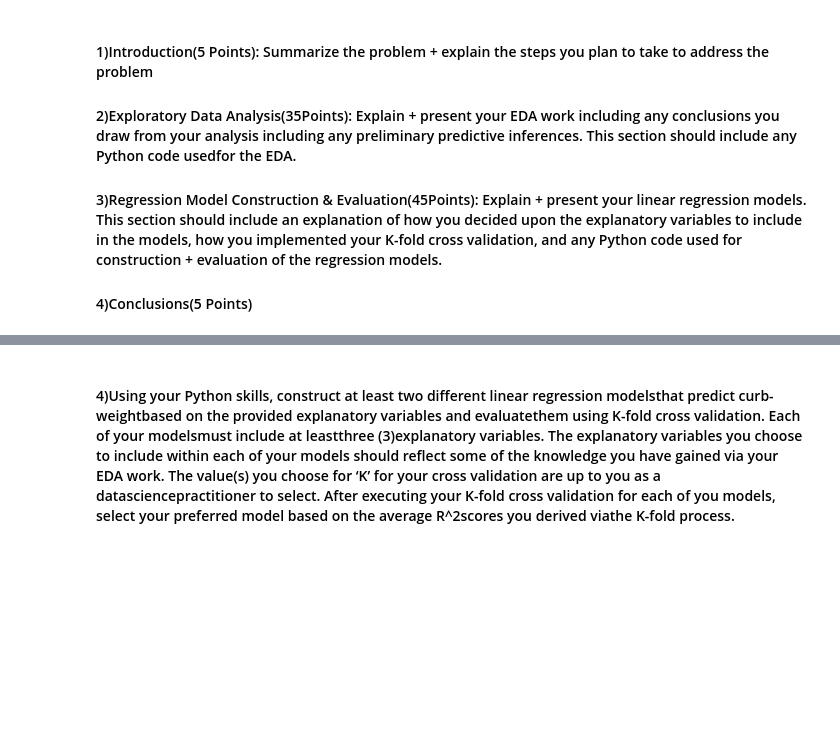
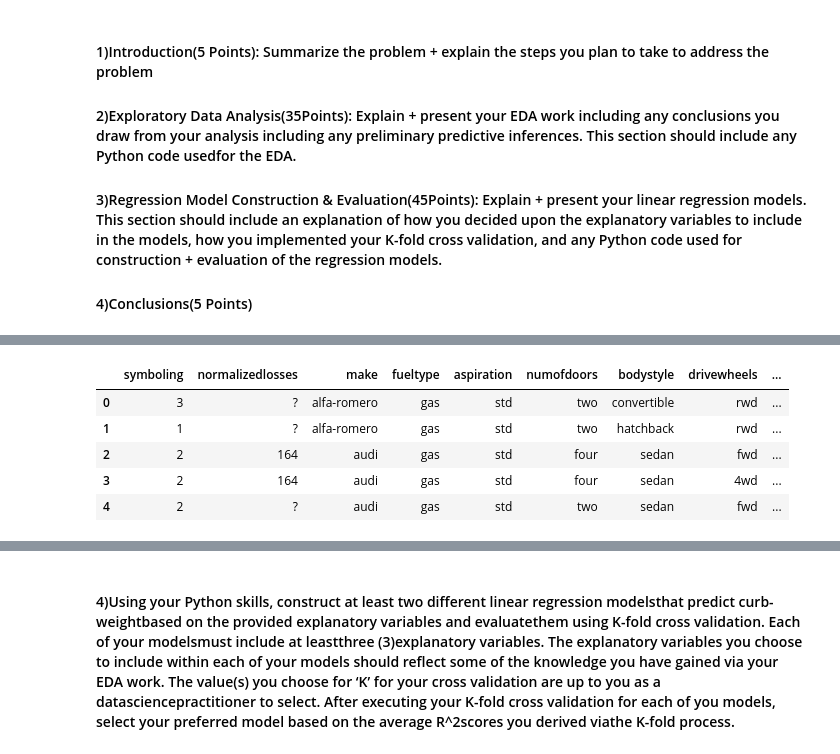
Before and after one commit to yuleidner/DAV-6150, a Jupyter notebook: M1&M2/A_Leidner_M2_assn.ipynb, the cells around one changed output, grey strips where cells are left out. Saved outputs shown, nothing was run; the diff lists cells and outputs as text; code cells hidden in the pictures; blank space fills up the shorter version.

```diff
--- a/M1&M2/A_Leidner_M2_assn.ipynb
+++ b/M1&M2/A_Leidner_M2_assn.ipynb
@@ -46,0 +110,14 @@ df.head()
+# %%
+# adding column name to the respective columns
+df.columns =['symboling', 'normalizedlosses', 'make', 'fueltype', 'aspiration','numofdoors', 'bodystyle',
+            'drivewheels', 'enginelocation', 'wheelbase', 'length', 'width','height','curbweight', 'enginetype',
+            'numofcylinders', 'enginesize', 'fuelsystem', 'bore', 'stroke', 'compression-ratio', 'horsepower',
+            'peakrpm', 'citympg', 'highwaympg', 'price']
+df.head()
+# %% [output]
+|  | symboling | normalizedlosses | make | fueltype | aspiration | numofdoors | bodystyle | drivewheels | ... |
+| 0 | 3 | ? | alfa-romero | gas | std | two | convertible | rwd | ... |
+| 1 | 1 | ? | alfa-romero | gas | std | two | hatchback | rwd | ... |
+| 2 | 2 | 164 | audi | gas | std | four | sedan | fwd | ... |
+| 3 | 2 | 164 | audi | gas | std | four | sedan | 4wd | ... |
+| 4 | 2 | ? | audi | gas | std | two | sedan | fwd | ... |
```
Also changed, not shown: parts of 31 cells of this notebook.
